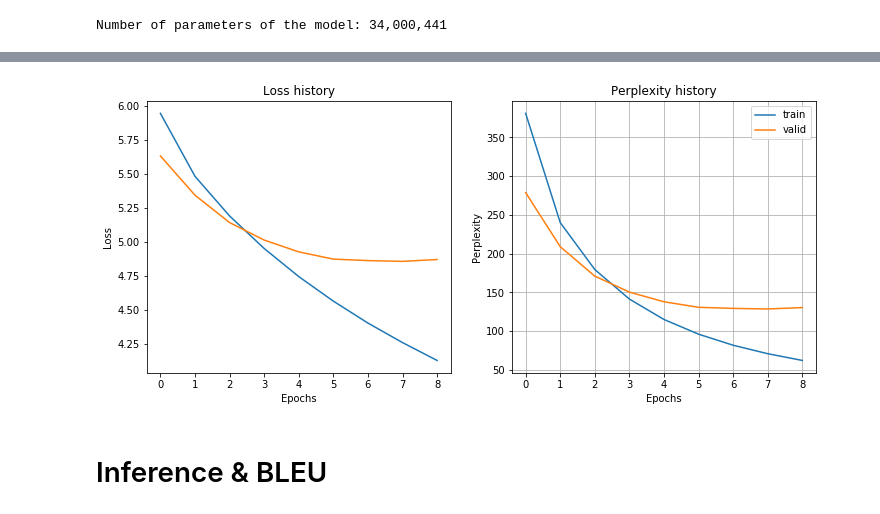
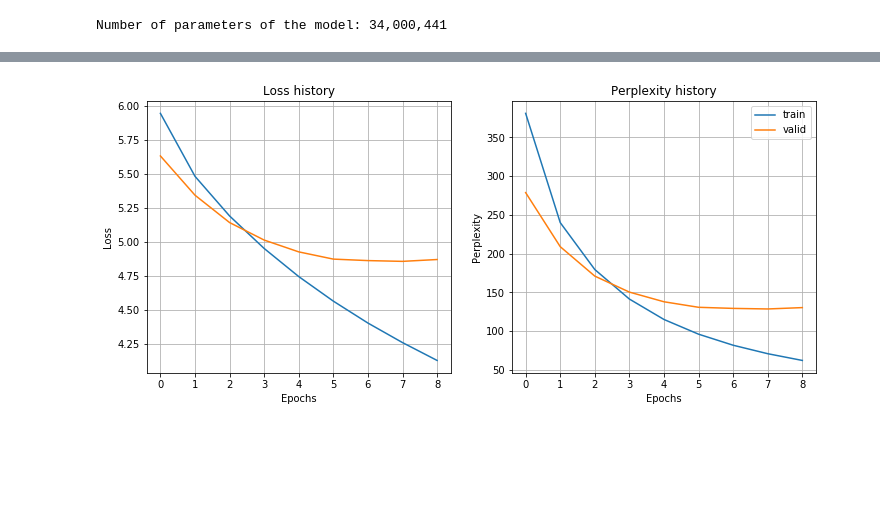
Before and after one commit to dksifoua/Neural-Machine-Translation, a Jupyter notebook: 1 - Seq2Seq Model Baseline.ipynb, the cells around one changed output, grey strips where cells are left out. Drawn from its saved outputs; the diff is of its cells as text; code cells hidden in the pictures; blank space fills up the shorter version.

```diff
--- a/1 - Seq2Seq Model Baseline.ipynb
+++ b/1 - Seq2Seq Model Baseline.ipynb
@@ -464,19 +463,18 @@ Wall time: 1h 18min 29s
 # %%
 _, axes = plt.subplots(1, 2, figsize=(12, 5))
 axes[0].plot(history['loss'], label='train')
 axes[0].plot(history['val_loss'], label='valid')
 axes[0].set_title('Loss history')
 axes[0].set_xlabel('Epochs')
 axes[0].set_ylabel('Loss')
+axes[0].grid(True)
 axes[1].plot(history['ppl'], label='train')
 axes[1].plot(history['val_ppl'], label='valid')
 axes[1].set_title('Perplexity history')
 axes[1].set_xlabel('Epochs')
 axes[1].set_ylabel('Perplexity')
-plt.grid(True)
+axes[1].grid(True)
 plt.legend()
 plt.show()
 # %% [output]
-[figure, old version]
+[figure, new version]
-# %% [markdown]
-# Inference & BLEU
```
Also changed, not shown: parts of 7 cells of this notebook, 1 other file.
